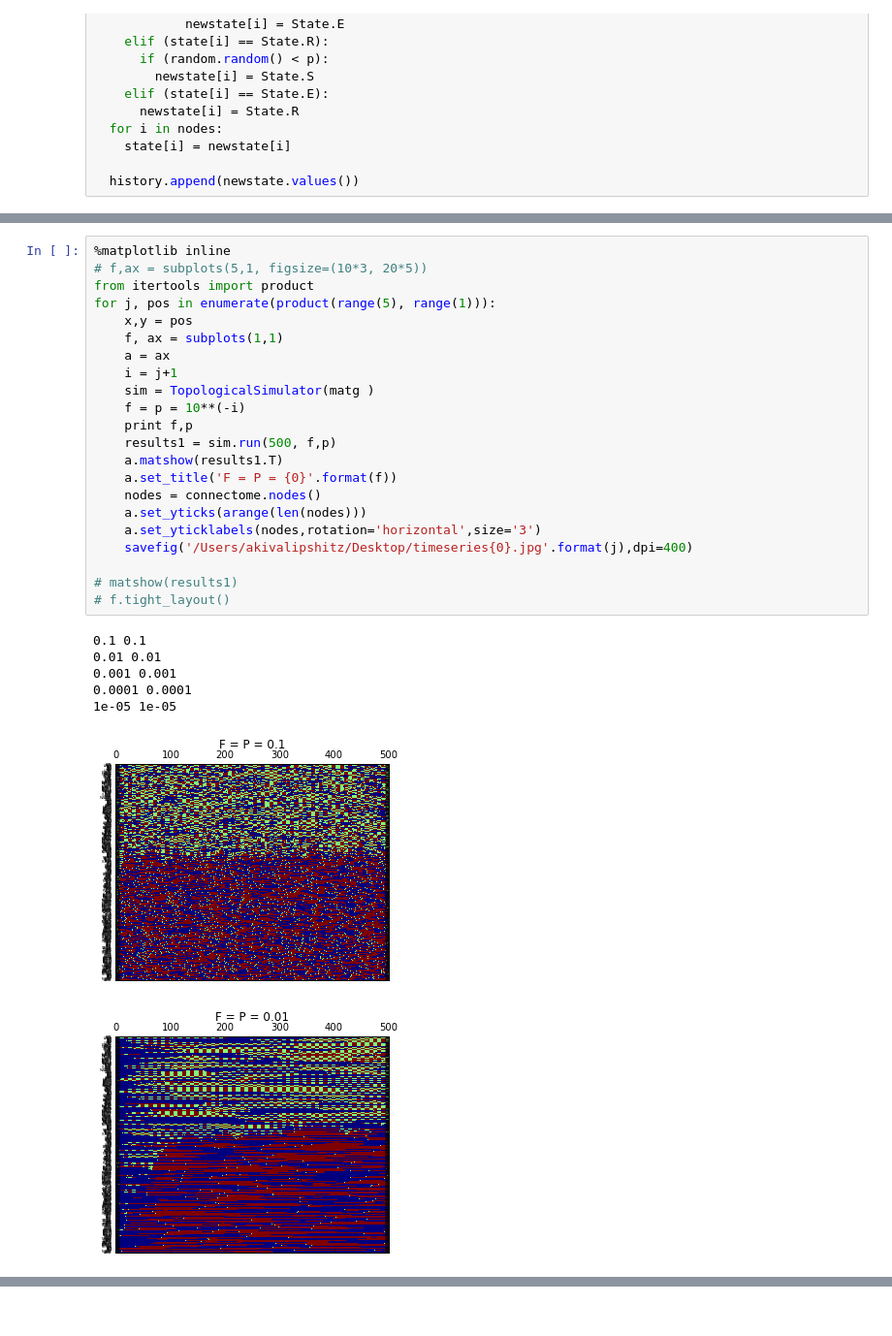
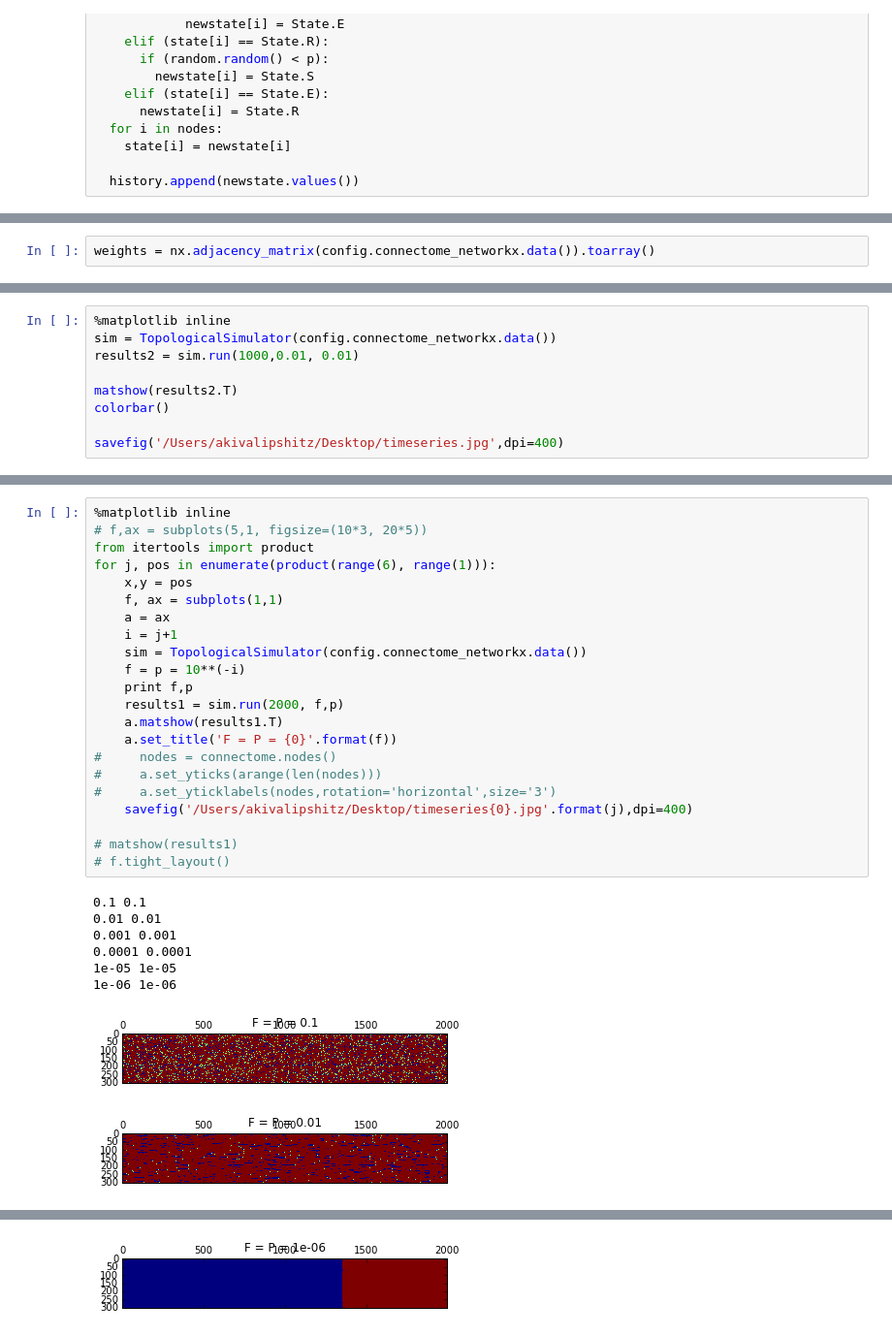
Before and after one commit to openworm/neuronal-analysis, a Jupyter notebook: laboratory/Temporal Clustering.ipynb, the cells around one changed output, grey strips where cells are left out. Shown: that part at 97% size. Cells and saved outputs as stored; diff of their text form.

```diff
--- a/laboratory/Temporal Clustering.ipynb
+++ b/laboratory/Temporal Clustering.ipynb
@@ -132,3 +133,5 @@ Warning: Cannot change to a different GUI toolkit: osx. Using tk instead.
+# %%
+weights = nx.adjacency_matrix(config.connectome_networkx.data()).toarray()
 # %%
 from enum import Enum
 
@@ -182,2 +197,11 @@ class TopologicalSimulator:
 
         return history
+# %%
+%matplotlib inline
+sim = TopologicalSimulator(config.connectome_networkx.data())
+results2 = sim.run(1000,0.01, 0.01)
+
+matshow(results2.T)
+colorbar()
+
+savefig('/Users/akivalipshitz/Desktop/timeseries.jpg',dpi=400)
@@ -184,30 +210,31 @@ class TopologicalSimulator:
 # %%
 %matplotlib inline
 # f,ax = subplots(5,1, figsize=(10*3, 20*5))
 from itertools import product
-for j, pos in enumerate(product(range(5), range(1))):
+for j, pos in enumerate(product(range(6), range(1))):
     x,y = pos
     f, ax = subplots(1,1)
     a = ax
     i = j+1
-    sim = TopologicalSimulator(matg )
+    sim = TopologicalSimulator(config.connectome_networkx.data())
     f = p = 10**(-i)
     print f,p
-    results1 = sim.run(500, f,p)
+    results1 = sim.run(2000, f,p)
     a.matshow(results1.T)
     a.set_title('F = P = {0}'.format(f))
-    nodes = connectome.nodes()
-    a.set_yticks(arange(len(nodes)))
-    a.set_yticklabels(nodes,rotation='horizontal',size='3')
+#     nodes = connectome.nodes()
+#     a.set_yticks(arange(len(nodes)))
+#     a.set_yticklabels(nodes,rotation='horizontal',size='3')
     savefig('/Users/akivalipshitz/Desktop/timeseries{0}.jpg'.format(j),dpi=400)
 
 # matshow(results1)
 # f.tight_layout()
 # %% [output]
 0.1 0.1
 0.01 0.01
 0.001 0.001
 0.0001 0.0001
 1e-05 1e-05
+1e-06 1e-06
-[figure, old version]
+[figure, new version]
-[figure, old version]
+[figure, new version]
@@ -216,0 +244 @@ for j, pos in enumerate(product(range(5), range(1))):
+[figure, added]
```
Also changed, not shown: parts of 8 cells of this notebook, 2 other files.
